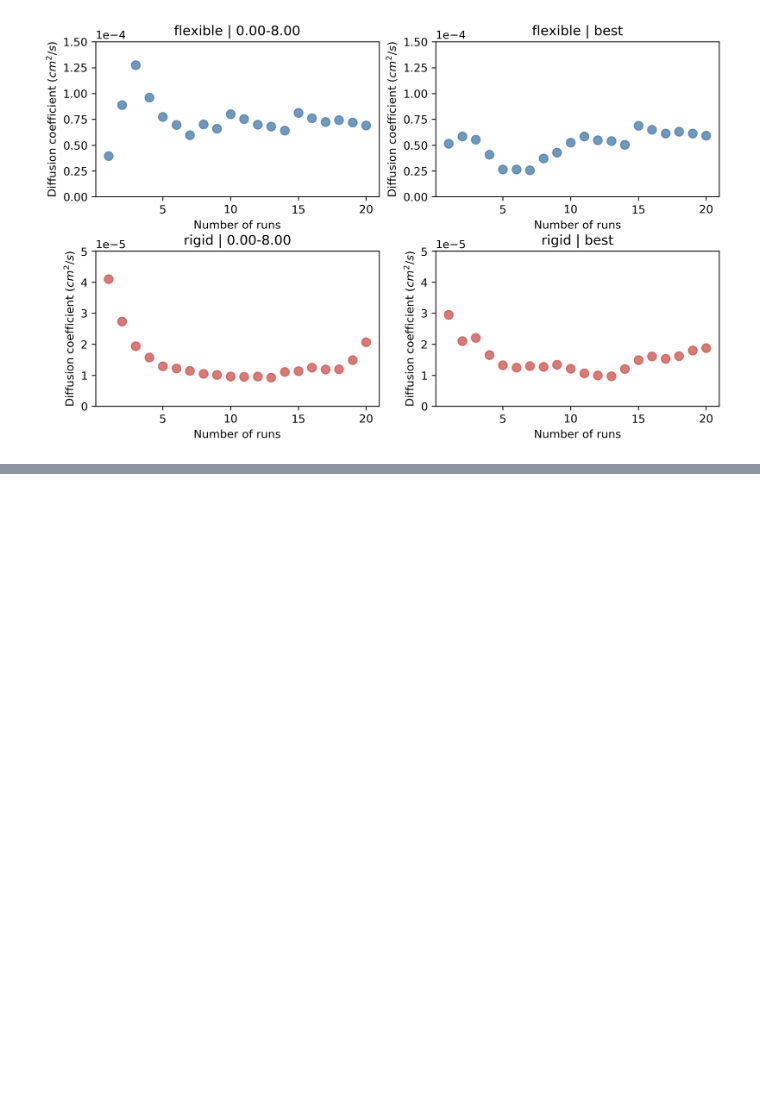
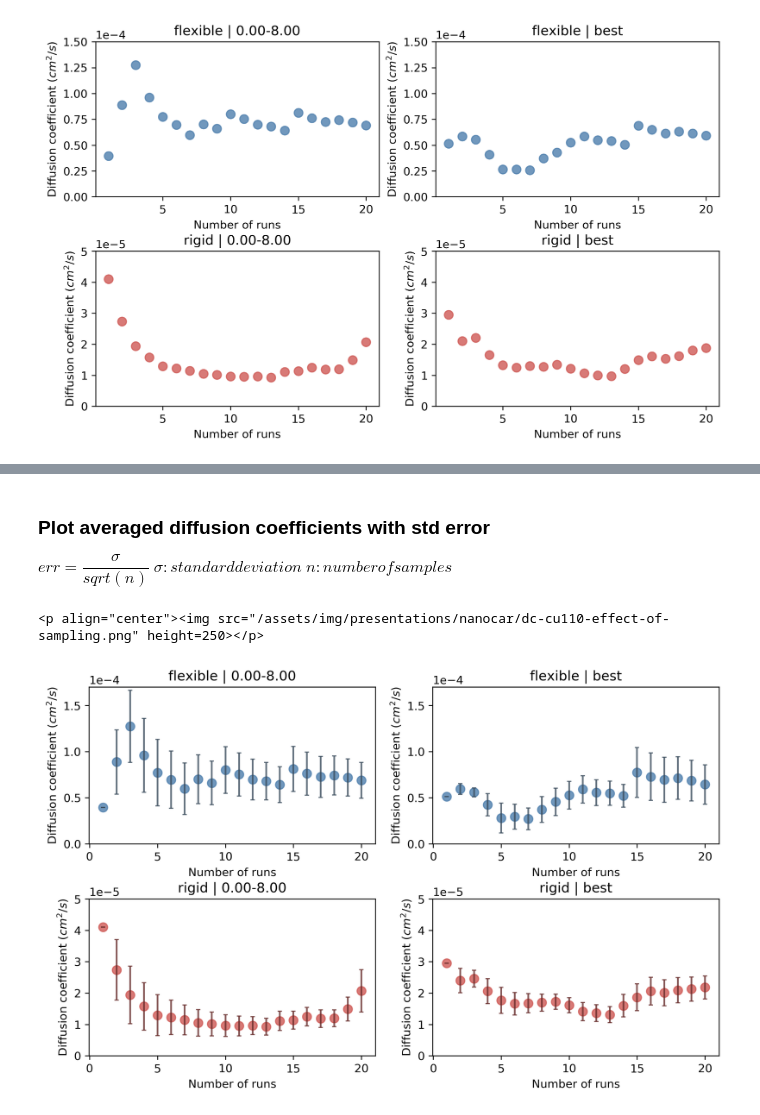
Before and after one commit to kbsezginel/nanocar-misc, a Jupyter notebook: diffusion/analysis/effect-of-sampling.ipynb, the cells around one changed output, grey strips where cells are left out. Drawn from its saved outputs; the diff is of its cells as text; code cells hidden in the pictures; blank space fills up the shorter version.

Commit message:
Update diffusion analysis.

```diff
--- a/diffusion/analysis/effect-of-sampling.ipynb
+++ b/diffusion/analysis/effect-of-sampling.ipynb
@@ -76,0 +79,10 @@ print('<p align="center"><img src="/assets/img/presentations/nanocar/%s" height=
+# %%
+ALL_DATA = {}
+for sim_type in ['temperature-flexible', 'temperature-rigid']:
+    DATA = {}
+    simdir = '%s/%s/%s/%s' % (data_dir, sim_type, mol_name, temperature)
+    for run in range(1, 21):
+        simlist = [os.path.join(simdir, str(run))]
+        pos_array = read_position_array(simlist, directions=['x', 'y', 'z'], t_skip=2, log='log.%s' % mol_name)
+        DATA[run] = calculate_diffusion_coefficient(pos_array, average_frames=1, fs_per_frame=1000)
+    ALL_DATA[sim_type.split('-')[1]] = DATA
@@ -76,0 +107,36 @@ print('<p align="center"><img src="/assets/img/presentations/nanocar/%s" height=
+# %% [markdown]
+### Plot averaged diffusion coefficients with std error
+$ err = \dfrac{\sigma}{sqrt(n)} $   $ \sigma: standard deviation $   $ n: number of samples $
+# %%
+fig = plt.figure(figsize=(10, 6), dpi=300)
+fig.subplots_adjust(wspace=0.2, hspace=0.35)
+fit_ranges = ['0.00-8.00', 'best']
+ylims = dict(flexible=(0, 1.7e-4), rigid=(0, .5e-4))
+runs = list(range(1, 21))
+idx = 1
+for sim_type in ALL_DATA:
+    for fit_range in fit_ranges:
+        diff, diff_err, runs = [], [], []
+        for run in range(1, 21):
+            avg_runs = list(range(1, run + 1))
+            diff.append(np.average([ALL_DATA[sim_type][r][fit_range]['cm2/s'] for r in avg_runs], axis=0))
+            diff_err.append(np.std([ALL_DATA[sim_type][r][fit_range]['cm2/s'] for r in avg_runs]) / np.sqrt(len(avg_runs)))
+            runs.append(run)
+        ax = fig.add_subplot(len(fit_ranges), 2, idx)
+        ax.errorbar(runs, diff, yerr=diff_err, linestyle="None", capsize=2, c=shades[sim_type], alpha=0.8)
+        ax.scatter(runs, diff, alpha=0.8, s=60, c=colors[sim_type])
+
+        ax.set_ylim(ylims[sim_type])
+        ax.set_ylabel('Diffusion coefficient $(cm^2/s)$')
+        ax.set_xlabel('Number of runs')
+        ax.set_title('%s | %s' % (sim_type, fit_range))
+        ax.ticklabel_format(style='sci', axis='y', scilimits=(0,0))
+        idx += 1
+
+pltdir = '/home/kutay/Documents/git/kbsezginel.github.io/assets/img/presentations/nanocar'
+pltname = 'dc-cu110-effect-of-sampling.png'
+plt.savefig(os.path.join(pltdir, pltname), dpi=300, transparent=True, bbox_inches='tight')
+print('<p align="center"><img src="/assets/img/presentations/nanocar/%s" height=250></p>' % pltname)
+# %% [output]
+<p align="center"><img src="/assets/img/presentations/nanocar/dc-cu110-effect-of-sampling.png" height=250></p>
+[figure, added]
```
Also changed, not shown: parts of 4 cells of this notebook, 3 other files.
